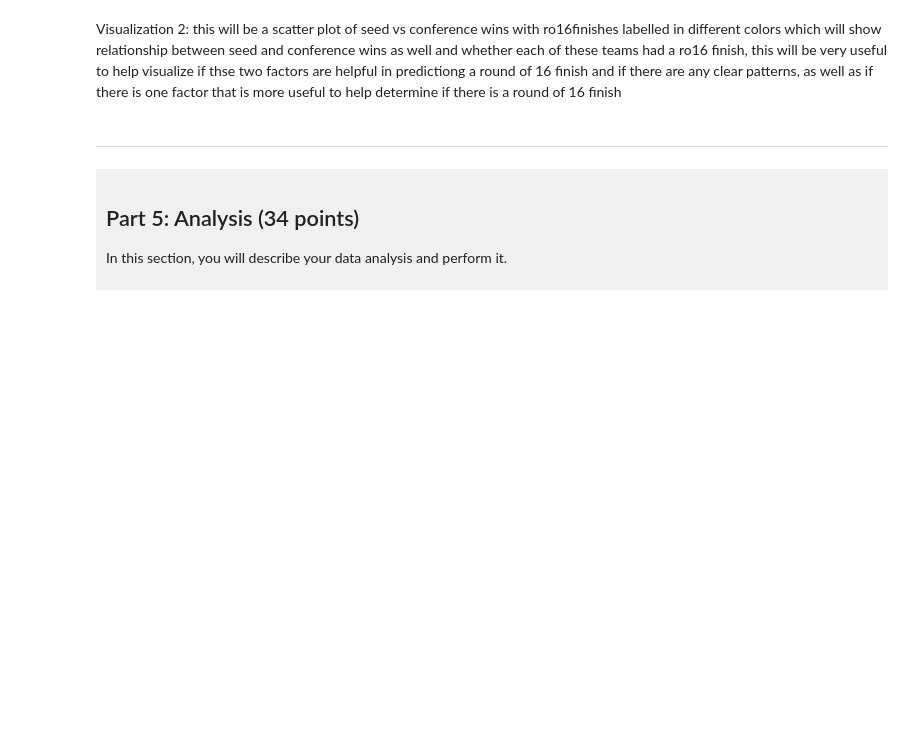
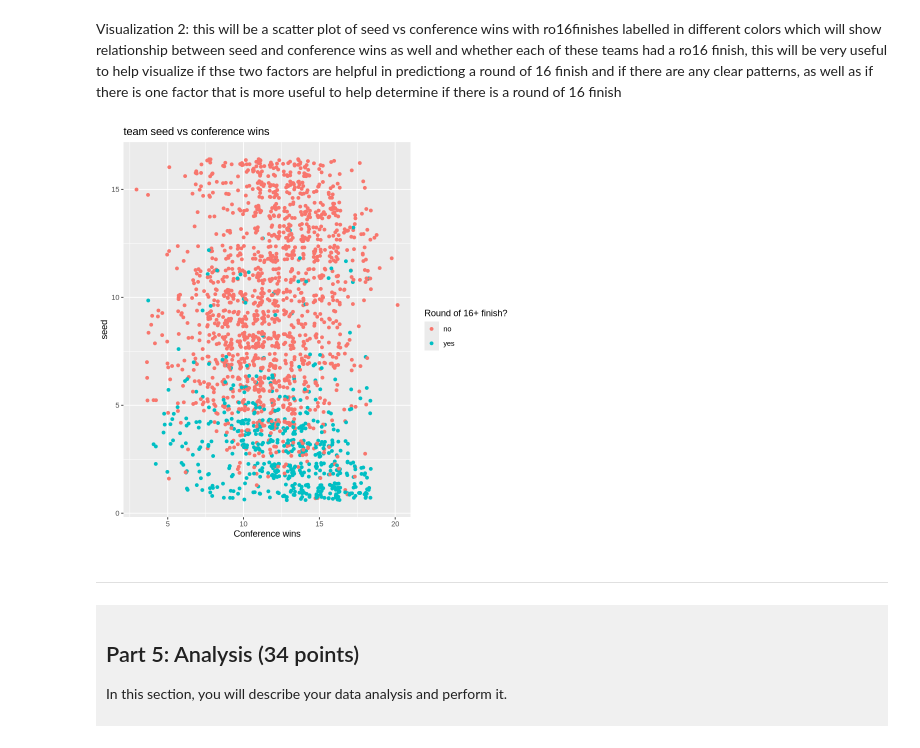
Before and after one commit to maxwellchen16-dotcom/dsci-100-project-maxwell-chen, a Jupyter notebook: dsci-100-project-notebook.ipynb, the cells around one changed output. Drawn from its saved outputs; the diff is of its cells as text; code cells hidden in the pictures; blank space fills up the shorter version.

```diff
--- a/dsci-100-project-notebook.ipynb
+++ b/dsci-100-project-notebook.ipynb
@@ -405,7 +410,17 @@ vis1 <- ggplot(categorical, aes(x = ro16finish, y = seed)) +
 # %% [markdown]
 Visualization 2: this will be a scatter plot of seed vs conference wins with ro16finishes labelled in different colors which will show relationship between seed and conference wins as well and whether each of these teams had a ro16 finish, this will be very useful to help visualize if thse two factors are helpful in predictiong a round of 16 finish and if there are any clear patterns, as well as if there is one factor that is more useful to help determine if there is a round of 16 finish
 # %%
-### EDIT THIS CODE CELL FOR VISUALIZATION 2###
+vis2 <- ggplot(categorical, aes(x = conf_wins, y = seed, color = ro16finish)) +
+    geom_jitter() + #harder to visual with geompoint as many are on top of one another
+    labs(
+        title = "team seed vs conference wins",
+        x = "Conference wins",
+        y = "seed",
+        color = "Round of 16+ finish?"
+        )
+vis2
+# %% [output]
+[figure, added]
 # %% [markdown]
 ------
 # %% [markdown]
```
Also changed, not shown: parts of 3 cells of this notebook.
